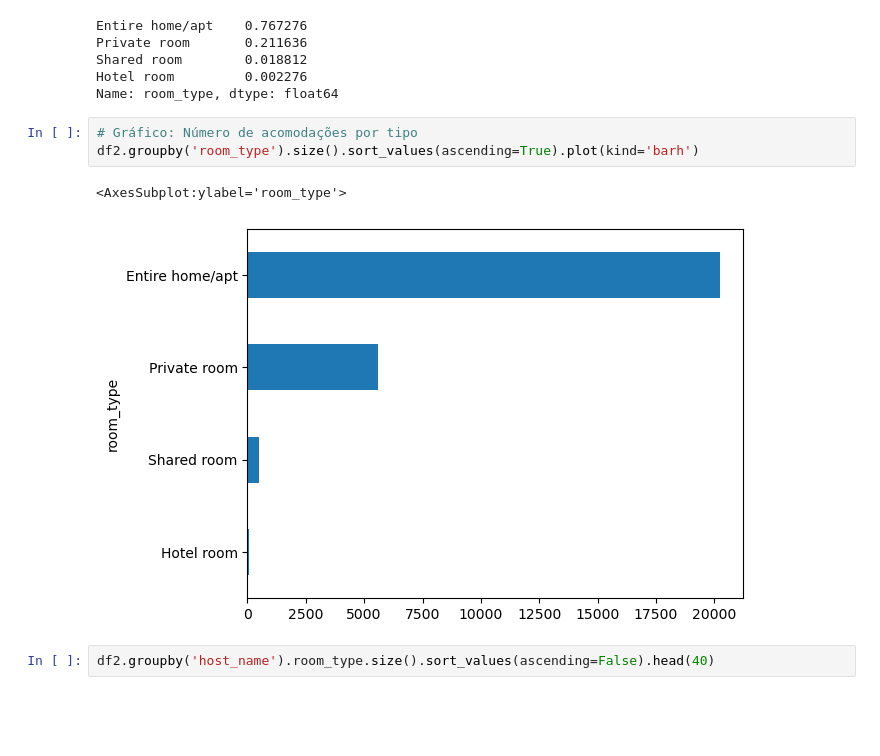
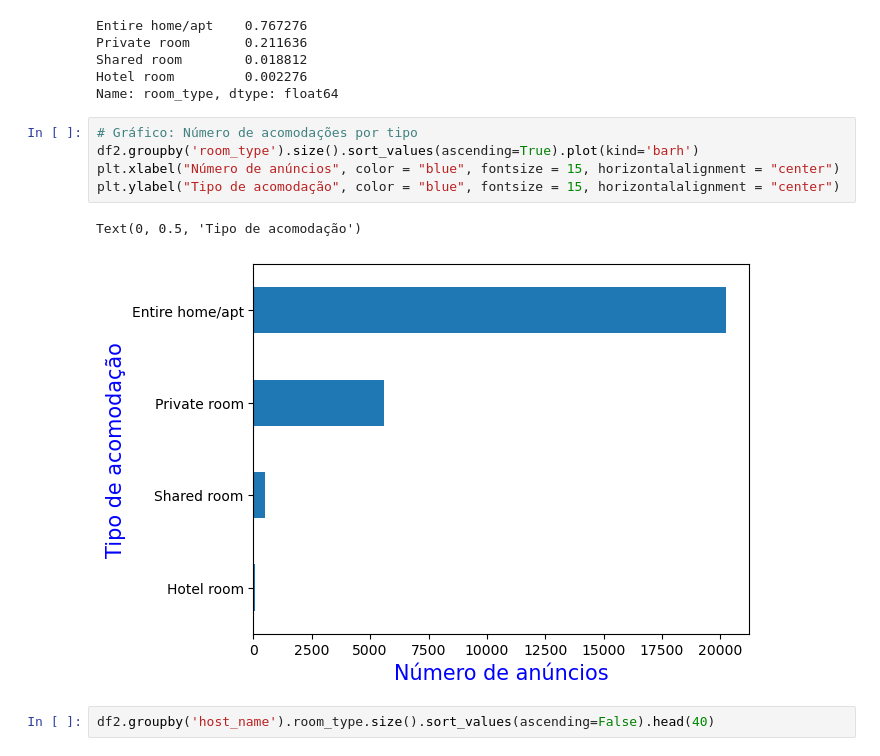
Before and after one commit to paulojr86/AnaliseDeDados-AirBnB-RJ, a Jupyter notebook: AnaliseDeDados-AirBnB-RJ.ipynb, the cells around one changed output. Drawn from its saved outputs; the diff is of its cells as text; blank space fills up the shorter version.

```diff
--- a/AnaliseDeDados-AirBnB-RJ.ipynb
+++ b/AnaliseDeDados-AirBnB-RJ.ipynb
@@ -177,9 +180,11 @@ Name: room_type, dtype: float64
 # %%
 # Gráfico: Número de acomodações por tipo
 df2.groupby('room_type').size().sort_values(ascending=True).plot(kind='barh')
+plt.xlabel("Número de anúncios", color = "blue", fontsize = 15, horizontalalignment = "center")
+plt.ylabel("Tipo de acomodação", color = "blue", fontsize = 15, horizontalalignment = "center")
 # %% [output]
-<AxesSubplot:ylabel='room_type'>
+Text(0, 0.5, 'Tipo de acomodação')
-[figure, old version]
+[figure, new version]
 # %%
 df2.groupby('host_name').room_type.size().sort_values(ascending=False).head(40)
 # %% [output]
```
Also changed, not shown: parts of 22 cells of this notebook.
